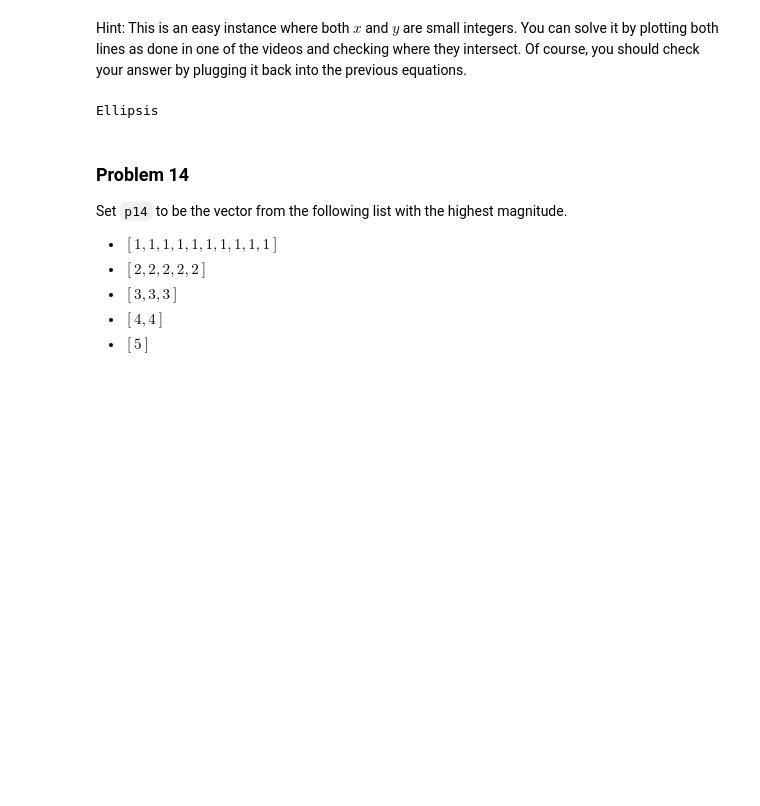
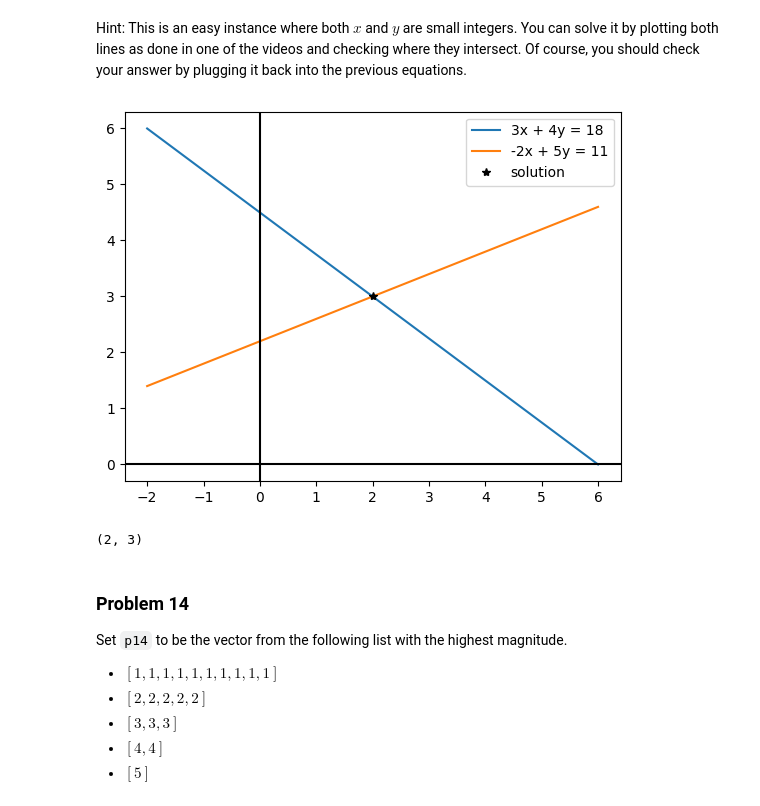
Before and after one commit to alyssantran/dx601-homework-08, a Jupyter notebook: homework.ipynb, the cells around one changed output. Drawn from its saved outputs; the diff is of its cells as text; code cells hidden in the pictures; blank space fills up the shorter version.

```diff
--- a/homework.ipynb
+++ b/homework.ipynb
@@ -294,7 +295,26 @@ p13 = ...
+# %%
+# YOUR CHANGES HERE
+xs = np.linspace(-2, 6)
+plt.plot(xs, [4.5 - 0.75 * x for x in xs], label="3x + 4y = 18")
+plt.plot(xs, [2.2 + 0.4 * x for x in xs], label="-2x + 5y = 11")
+
+x_solution = 2
+y_solution = 3
+plt.plot([x_solution], [y_solution], "*k", label="solution")
+
+axis = plt.gca()
+axis.axhline(y=0, color="k")
+axis.axvline(x=0, color="k")
+
+plt.legend()
+# set p13 to be (x, y)
+p13 = (x_solution, y_solution)
+# %% [output]
+[figure, added]
 # %%
 p13
 # %% [output]
-Ellipsis
+(2, 3)
 # %% [markdown]
 ### Problem 14
 
```
Also changed, not shown: parts of 10 cells of this notebook.
